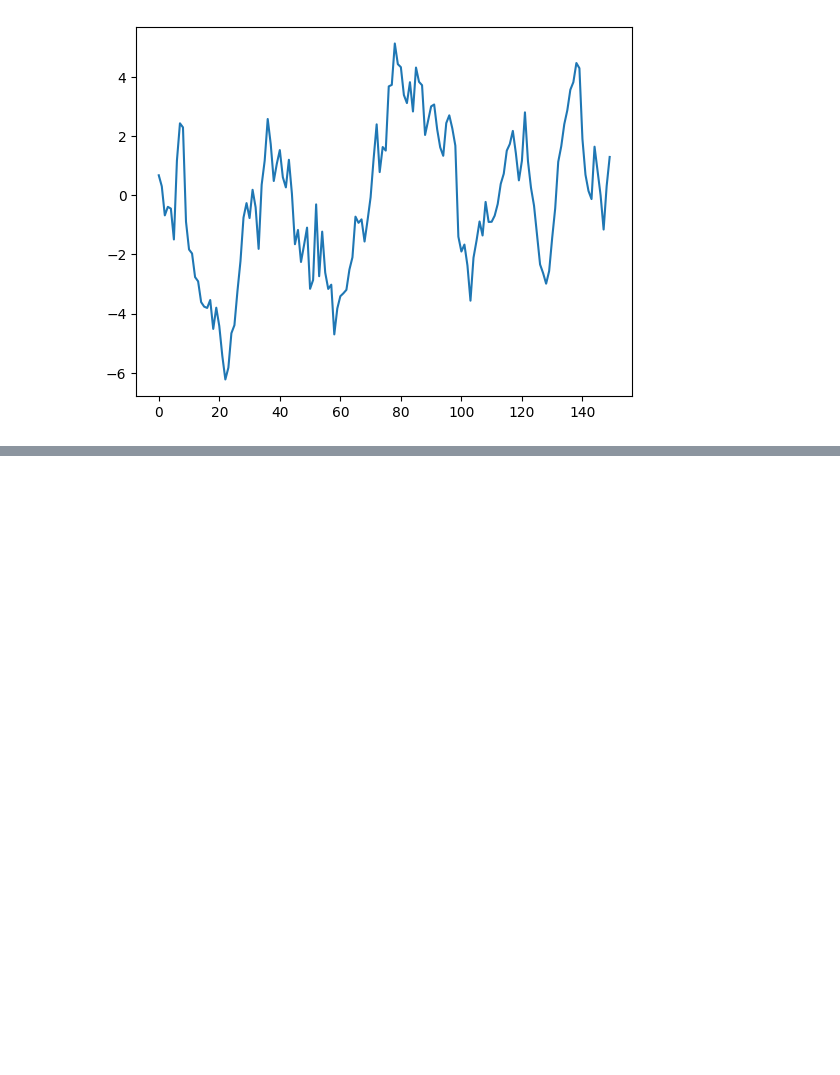
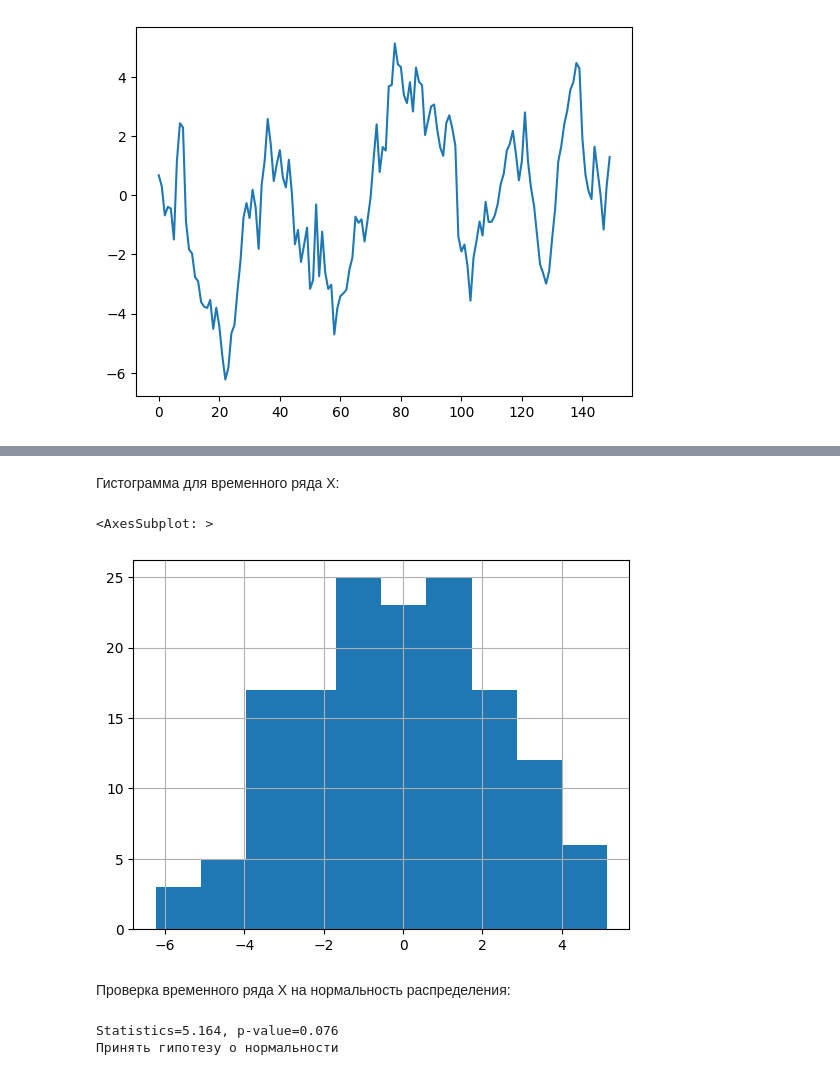
Before and after one commit to feelitbreak/data-analysis, a Jupyter notebook: lab1/mmda1.ipynb, the cells around one changed output, grey strips where cells are left out. Drawn from its saved outputs; the diff is of its cells as text; code cells hidden in the pictures; blank space fills up the shorter version.

```diff
--- a/lab1/mmda1.ipynb
+++ b/lab1/mmda1.ipynb
@@ -42,0 +47,3 @@ plt.show()
+# %%
+S = pd.Series(X)
+S.describe()
@@ -42,0 +60,20 @@ plt.show()
+# %% [markdown]
+Гистограмма для временного ряда X:
+# %%
+S.hist()
+# %% [output]
+<AxesSubplot: >
+[figure, added]
+# %% [markdown]
+Проверка временного ряда X на нормальность распределения:
+# %%
+stat, p = sp.stats.normaltest(X) # Критерий согласия Пирсона
+print('Statistics = %.3f, p-value = %.3f' % (stat, p))
+alpha = 0.05
+if p > alpha:
+    print('Принять гипотезу о нормальности.')
+else:
+    print('Отклонить гипотезу о нормальности.')
+# %% [output]
+Statistics=5.164, p-value=0.076
+Принять гипотезу о нормальности
```
Also changed, not shown: parts of 3 cells of this notebook.
